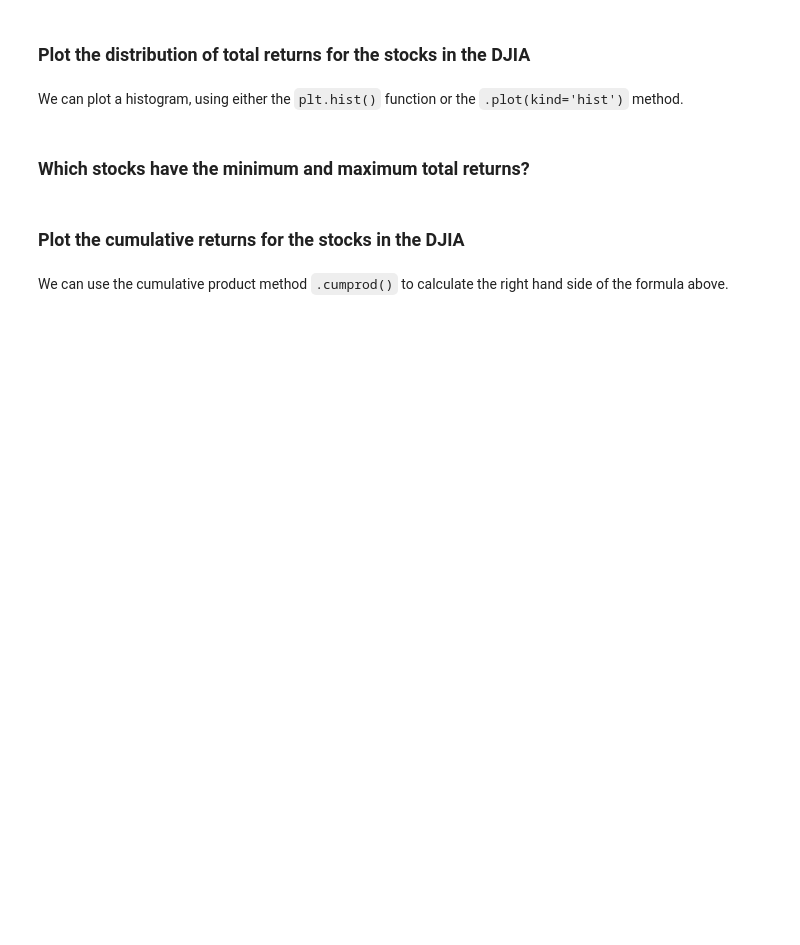
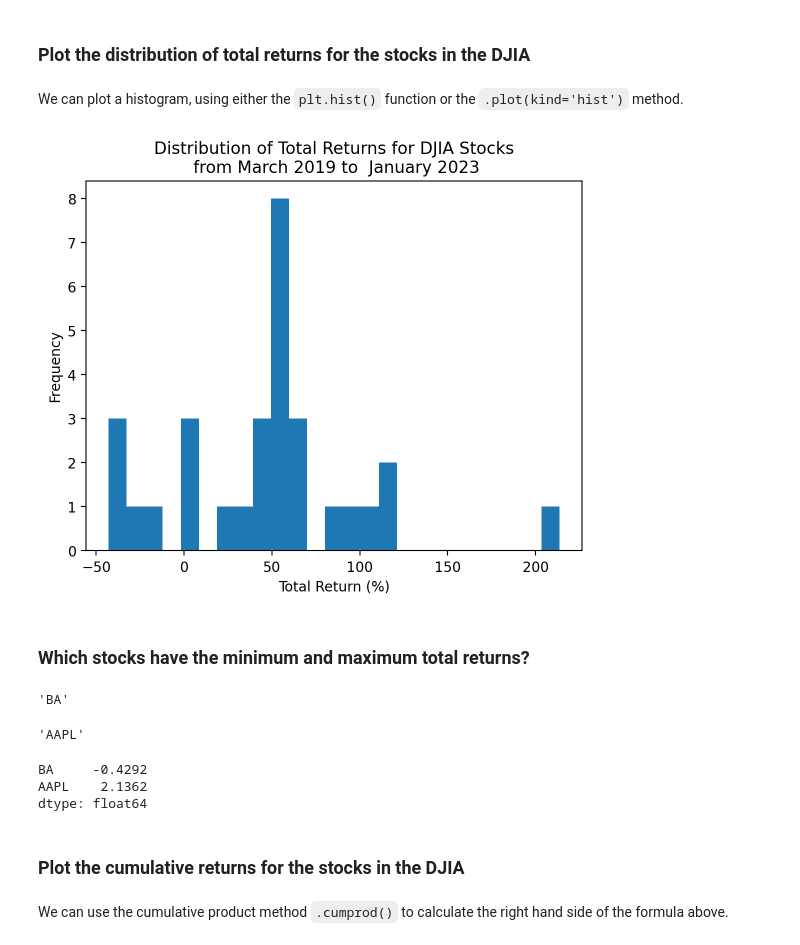
Before and after one commit to dmsb-fina-6333/2023-spring, a Jupyter notebook: Notebooks/_build/jupyter_execute/mckinney_05_practice_03.ipynb, the cells around one changed output. Drawn from its saved outputs; the diff is of its cells as text; code cells hidden in the pictures; blank space fills up the shorter version.

```diff
--- a/Notebooks/_build/jupyter_execute/mckinney_05_practice_03.ipynb
+++ b/Notebooks/_build/jupyter_execute/mckinney_05_practice_03.ipynb
@@ -56,3 +191,5 @@ We will need to download new data, into `tickers2`, `prices2`, and `returns2`.
 # %% [markdown]
 We can use the `.prod()` method to compound returns as $1 + R_T = \prod_{t=1}^T (1 + R_t)$.
 Technically, we should write $R_T$ as $R_{0,T}$, but we typically omit the subscript $0$.
+# %%
+returns2_total = returns2.add(1).prod().sub(1)
@@ -60,8 +206,29 @@ Technically, we should write $R_T$ as $R_{0,T}$, but we typically omit the subsc
 ### Plot the distribution of total returns for the stocks in the DJIA
 # %% [markdown]
 We can plot a histogram, using either the `plt.hist()` function or the `.plot(kind='hist')` method.
+# %%
+returns2_total.mul(100).plot(kind='hist', bins=25)
+plt.xlabel('Total Return (%)')
+plt.title(f'Distribution of Total Returns for DJIA Stocks\n from {returns2.index[0]:%B %Y} to  {returns2.index[-1]:%B %Y}')
+plt.show()
+# %% [output]
+[figure, added]
 # %% [markdown]
 ### Which stocks have the minimum and maximum total returns?
+# %%
+returns2_total.idxmin()
+# %% [output]
+'BA'
+# %%
+returns2_total.idxmax()
+# %% [output]
+'AAPL'
+# %%
+returns2_total.sort_values()[[0, -1]]
+# %% [output]
+BA     -0.4292
+AAPL    2.1362
+dtype: float64
 # %% [markdown]
 ### Plot the cumulative returns for the stocks in the DJIA
 # %% [markdown]
```
Also changed, not shown: parts of 26 cells of this notebook, 16 other files.
